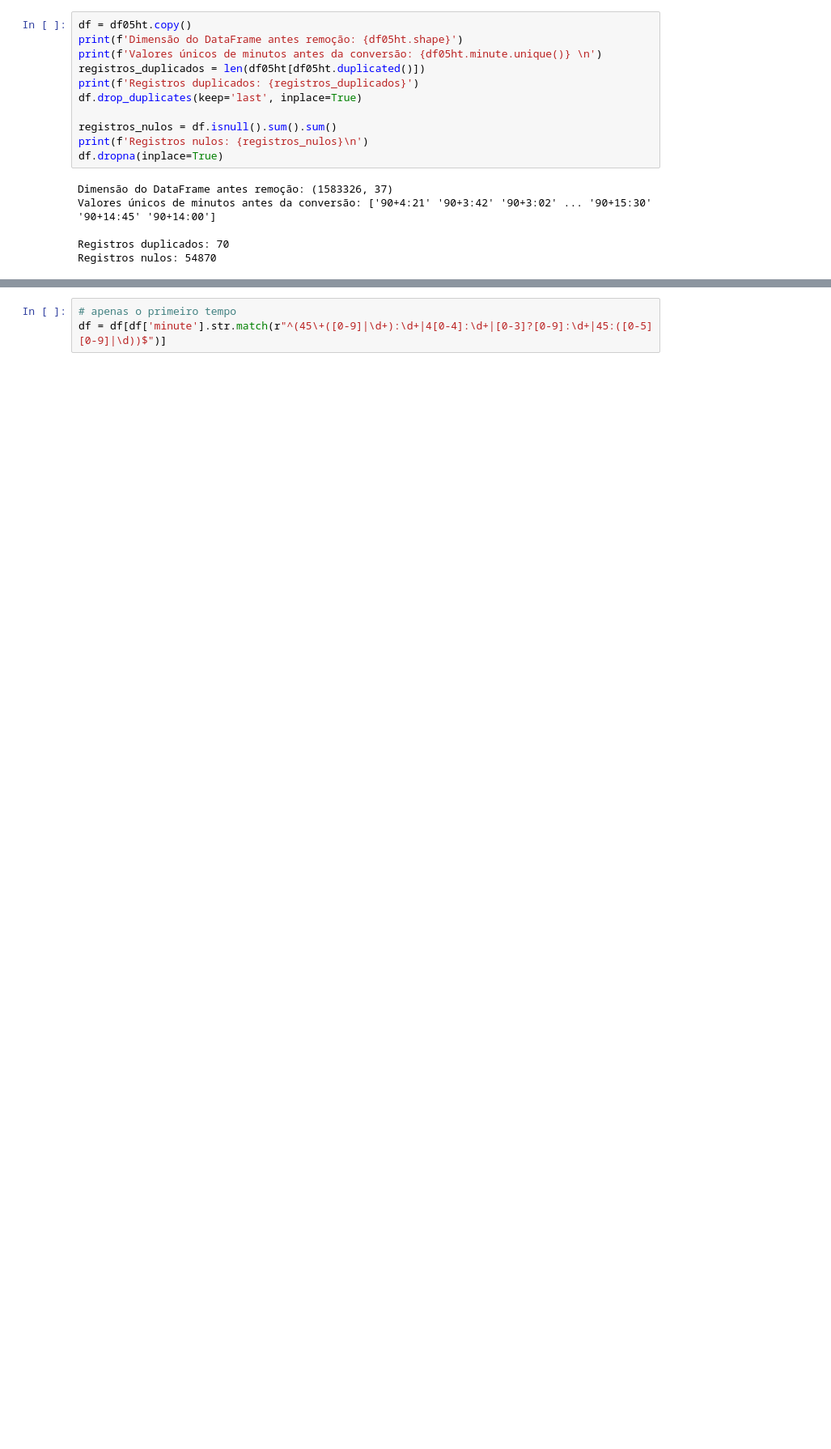
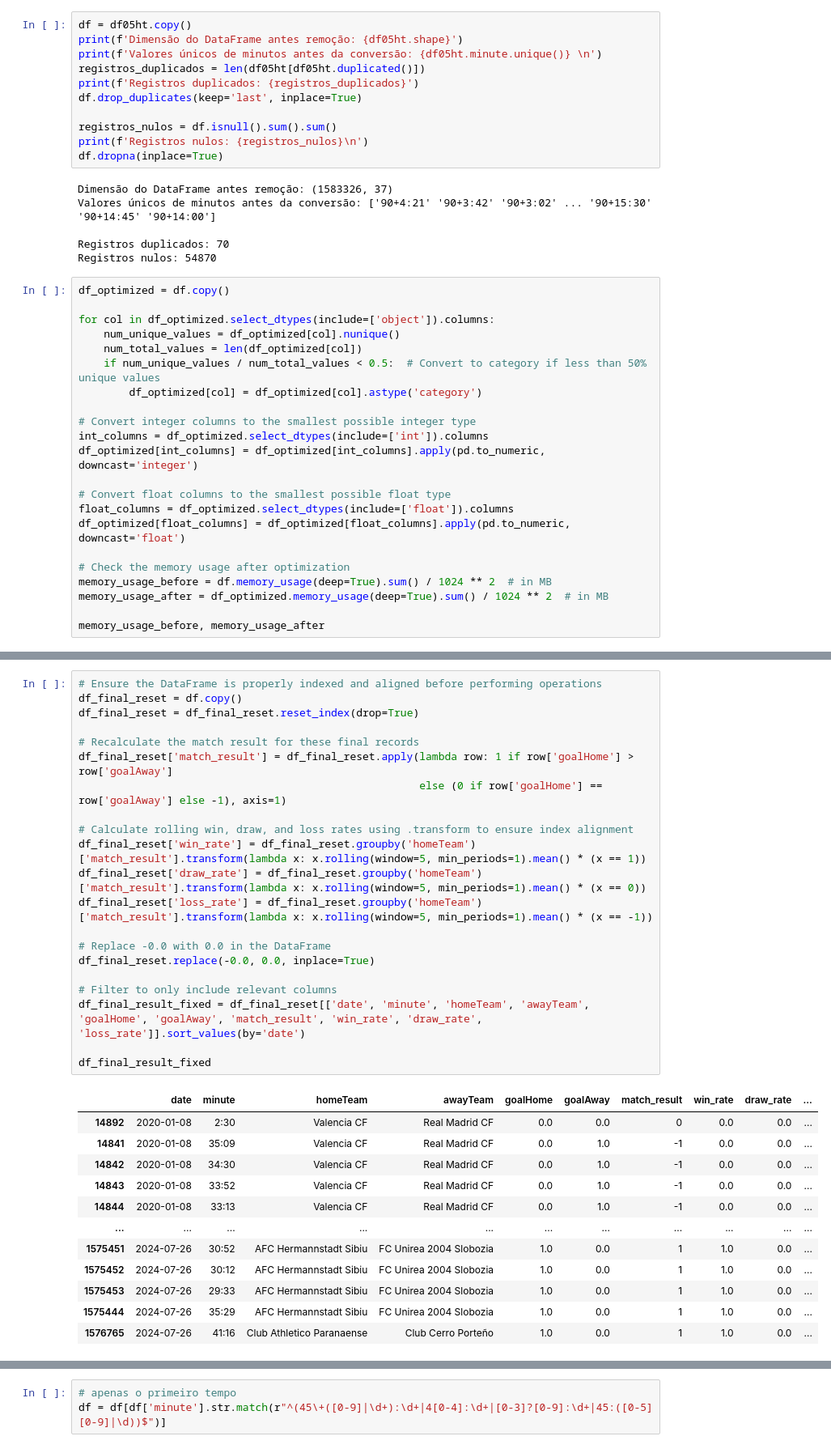
Before and after one commit to nathancarlos22/eo-fut-live, a Jupyter notebook: src/balanceando e tratando.ipynb, the cells around one changed output, grey strips where cells are left out. Shown at 81% size. Saved outputs shown, nothing was run; the diff lists cells and outputs as text; blank space fills up the shorter version.

Commit message:
fix values hts, fmaher etc

```diff
--- a/src/balanceando e tratando.ipynb
+++ b/src/balanceando e tratando.ipynb
@@ -88,3 +88,25 @@ Valores únicos de minutos antes da conversão: ['90+4:21' '90+3:42' '90+3:02' .
 
 Registros duplicados: 70
 Registros nulos: 54870
+# %%
+df_optimized = df.copy()
+
+for col in df_optimized.select_dtypes(include=['object']).columns:
+    num_unique_values = df_optimized[col].nunique()
+    num_total_values = len(df_optimized[col])
+    if num_unique_values / num_total_values < 0.5:  # Convert to category if less than 50% unique values
+        df_optimized[col] = df_optimized[col].astype('category')
+
+# Convert integer columns to the smallest possible integer type
+int_columns = df_optimized.select_dtypes(include=['int']).columns
+df_optimized[int_columns] = df_optimized[int_columns].apply(pd.to_numeric, downcast='integer')
+
+# Convert float columns to the smallest possible float type
+float_columns = df_optimized.select_dtypes(include=['float']).columns
+df_optimized[float_columns] = df_optimized[float_columns].apply(pd.to_numeric, downcast='float')
+
+# Check the memory usage after optimization
+memory_usage_before = df.memory_usage(deep=True).sum() / 1024 ** 2  # in MB
+memory_usage_after = df_optimized.memory_usage(deep=True).sum() / 1024 ** 2  # in MB
+
+memory_usage_before, memory_usage_after
@@ -90,0 +117,34 @@ Registros nulos: 54870
+# %%
+# Ensure the DataFrame is properly indexed and aligned before performing operations
+df_final_reset = df.copy()
+df_final_reset = df_final_reset.reset_index(drop=True)
+
+# Recalculate the match result for these final records
+df_final_reset['match_result'] = df_final_reset.apply(lambda row: 1 if row['goalHome'] > row['goalAway']
+                                                      else (0 if row['goalHome'] == row['goalAway'] else -1), axis=1)
+
+# Calculate rolling win, draw, and loss rates using .transform to ensure index alignment
+df_final_reset['win_rate'] = df_final_reset.groupby('homeTeam')['match_result'].transform(lambda x: x.rolling(window=5, min_periods=1).mean() * (x == 1))
+df_final_reset['draw_rate'] = df_final_reset.groupby('homeTeam')['match_result'].transform(lambda x: x.rolling(window=5, min_periods=1).mean() * (x == 0))
+df_final_reset['loss_rate'] = df_final_reset.groupby('homeTeam')['match_result'].transform(lambda x: x.rolling(window=5, min_periods=1).mean() * (x == -1))
+
+# Replace -0.0 with 0.0 in the DataFrame
+df_final_reset.replace(-0.0, 0.0, inplace=True)
+
+# Filter to only include relevant columns
+df_final_result_fixed = df_final_reset[['date', 'minute', 'homeTeam', 'awayTeam', 'goalHome', 'goalAway', 'match_result', 'win_rate', 'draw_rate', 'loss_rate']].sort_values(by='date')
+
+df_final_result_fixed
+# %% [output]
+|  | date | minute | homeTeam | awayTeam | goalHome | goalAway | match_result | win_rate | draw_rate | ... |
+| 14892 | 2020-01-08 | 2:30 | Valencia CF | Real Madrid CF | 0.0 | 0.0 | 0 | 0.0 | 0.0 | ... |
+| 14841 | 2020-01-08 | 35:09 | Valencia CF | Real Madrid CF | 0.0 | 1.0 | -1 | 0.0 | 0.0 | ... |
+| 14842 | 2020-01-08 | 34:30 | Valencia CF | Real Madrid CF | 0.0 | 1.0 | -1 | 0.0 | 0.0 | ... |
+| 14843 | 2020-01-08 | 33:52 | Valencia CF | Real Madrid CF | 0.0 | 1.0 | -1 | 0.0 | 0.0 | ... |
+| 14844 | 2020-01-08 | 33:13 | Valencia CF | Real Madrid CF | 0.0 | 1.0 | -1 | 0.0 | 0.0 | ... |
+| ... | ... | ... | ... | ... | ... | ... | ... | ... | ... | ... |
+| 1575451 | 2024-07-26 | 30:52 | AFC Hermannstadt Sibiu | FC Unirea 2004 Slobozia | 1.0 | 0.0 | 1 | 1.0 | 0.0 | ... |
+| 1575452 | 2024-07-26 | 30:12 | AFC Hermannstadt Sibiu | FC Unirea 2004 Slobozia | 1.0 | 0.0 | 1 | 1.0 | 0.0 | ... |
+| 1575453 | 2024-07-26 | 29:33 | AFC Hermannstadt Sibiu | FC Unirea 2004 Slobozia | 1.0 | 0.0 | 1 | 1.0 | 0.0 | ... |
+| 1575444 | 2024-07-26 | 35:29 | AFC Hermannstadt Sibiu | FC Unirea 2004 Slobozia | 1.0 | 0.0 | 1 | 1.0 | 0.0 | ... |
+| 1576765 | 2024-07-26 | 41:16 | Club Athletico Paranaense | Club Cerro Porteño | 1.0 | 0.0 | 1 | 1.0 | 0.0 | ... |
```
Also changed, not shown: parts of 21 cells of this notebook, 8 other files.
